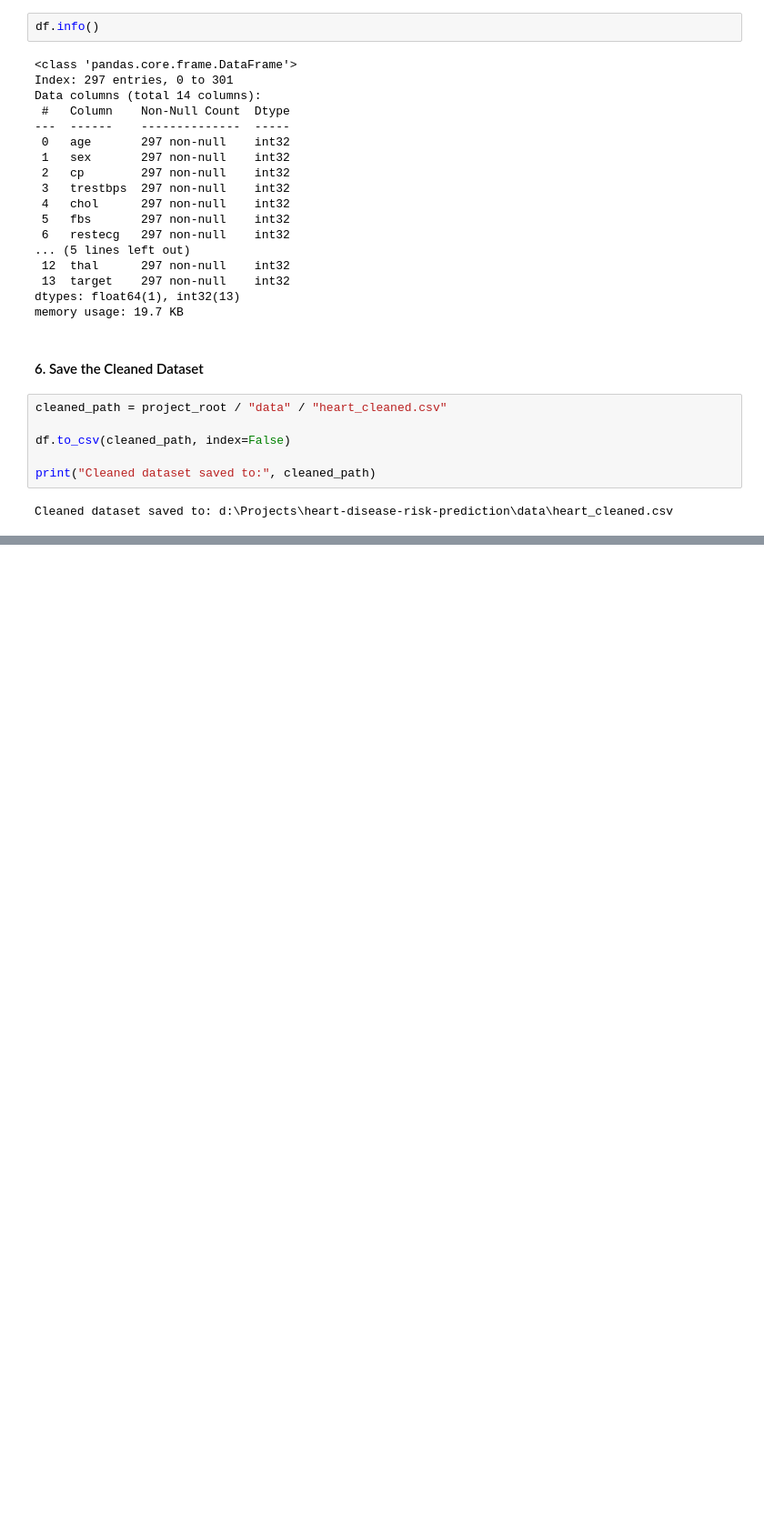
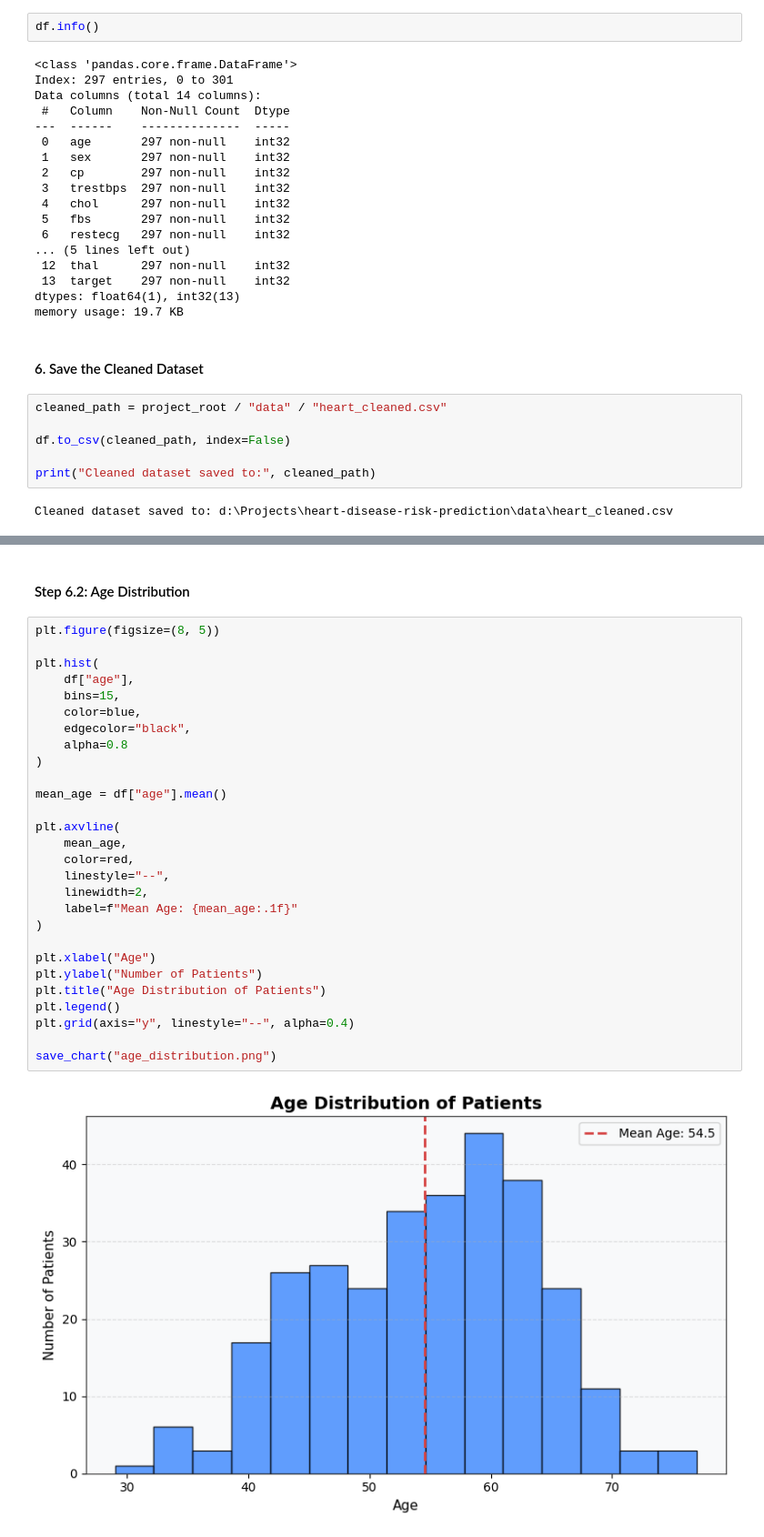
Before and after one commit to Usama2001/Heart-Disease-Risk-Prediction-Using-Decision-Trees-and-XGBoost, a Jupyter notebook: notebooks/heart_disease_prediction.ipynb, the cells around one changed output, grey strips where cells are left out. Shown at 91% size. Saved outputs shown, nothing was run; the diff lists cells and outputs as text; blank space fills up the shorter version.

```diff
--- a/notebooks/heart_disease_prediction.ipynb
+++ b/notebooks/heart_disease_prediction.ipynb
@@ -272,0 +374,32 @@ Cleaned dataset saved to: d:\Projects\heart-disease-risk-prediction\data\heart_c
+# %% [markdown]
+#### Step 6.2: Age Distribution
+# %%
+plt.figure(figsize=(8, 5))
+
+plt.hist(
+    df["age"],
+    bins=15,
+    color=blue,
+    edgecolor="black",
+    alpha=0.8
+)
+
+mean_age = df["age"].mean()
+
+plt.axvline(
+    mean_age,
+    color=red,
+    linestyle="--",
+    linewidth=2,
+    label=f"Mean Age: {mean_age:.1f}"
+)
+
+plt.xlabel("Age")
+plt.ylabel("Number of Patients")
+plt.title("Age Distribution of Patients")
+plt.legend()
+plt.grid(axis="y", linestyle="--", alpha=0.4)
+
+save_chart("age_distribution.png")
+# %% [output]
+[figure, added]
```
Also changed, not shown: parts of 26 cells of this notebook, 10 other files.
